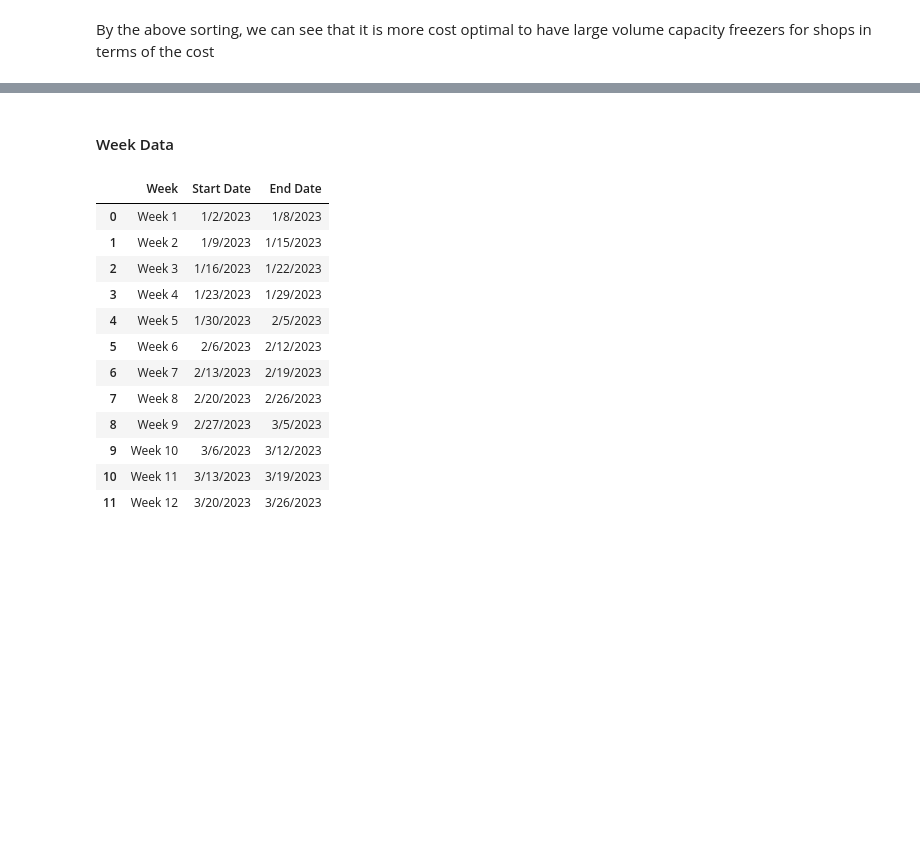
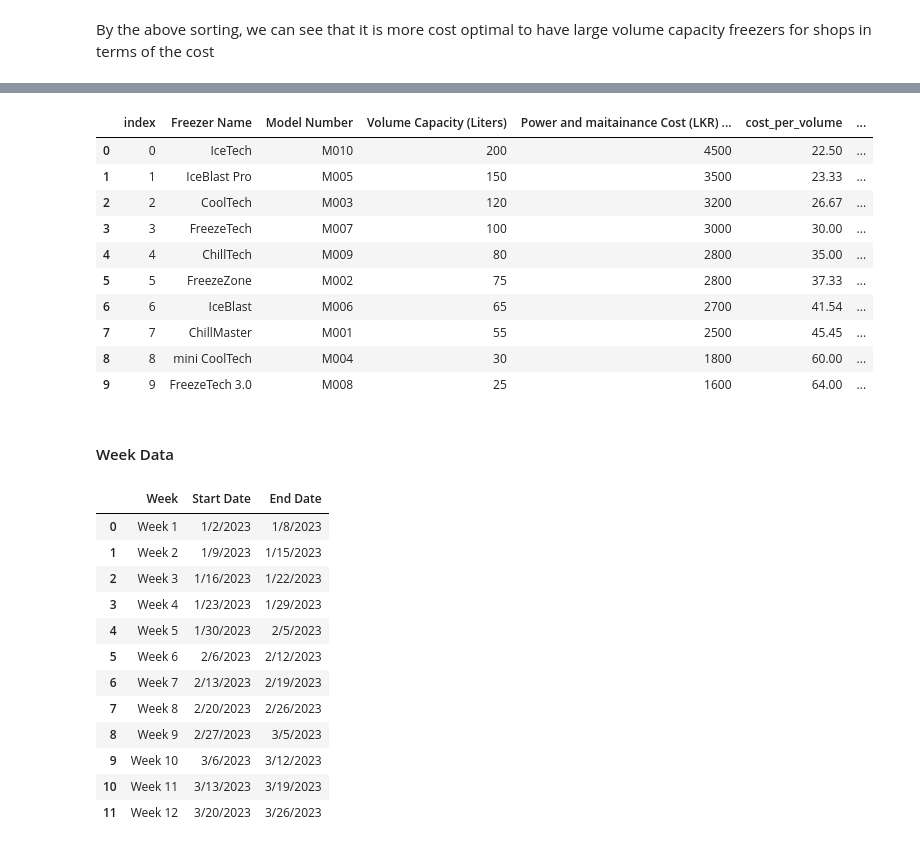
Before and after one commit to navindu-ds/DataStorm-4, a Jupyter notebook: Semifinal Round/semifinals-notebook.ipynb, the cells around one changed output, grey strips where cells are left out. Drawn from its saved outputs; the diff is of its cells as text; code cells hidden in the pictures; blank space fills up the shorter version.

```diff
--- a/Semifinal Round/semifinals-notebook.ipynb
+++ b/Semifinal Round/semifinals-notebook.ipynb
@@ -166,0 +175,7 @@ By the above sorting, we can see that it is more cost optimal to have large volu
+# %%
+freezer_price_list = [500000, 458000, 416000, 374000, 332000, 290000, 248000, 206000, 164000, 122000]
+freezer_price_list = pd.Series(freezer_price_list)
+freezer_price_list = pd.DataFrame(freezer_price_list)
+freezer_price_list.rename(columns={0:'freezer_cost'}, inplace=True)
+freezer_price_list = freezer_price_list.reset_index()
+freezer_price_list
@@ -167,3 +194,18 @@ By the above sorting, we can see that it is more cost optimal to have large volu
+# %%
+freezer_db = pd.merge(freezer_db, freezer_price_list)
+freezer_db
+# %% [output]
+|  | index | Freezer Name | Model Number | Volume Capacity (Liters) | Power and maitainance Cost (LKR) ... | cost_per_volume | ... |
+| 0 | 0 | IceTech | M010 | 200 | 4500 | 22.50 | ... |
+| 1 | 1 | IceBlast Pro | M005 | 150 | 3500 | 23.33 | ... |
+| 2 | 2 | CoolTech | M003 | 120 | 3200 | 26.67 | ... |
+| 3 | 3 | FreezeTech | M007 | 100 | 3000 | 30.00 | ... |
+| 4 | 4 | ChillTech | M009 | 80 | 2800 | 35.00 | ... |
+| 5 | 5 | FreezeZone | M002 | 75 | 2800 | 37.33 | ... |
+| 6 | 6 | IceBlast | M006 | 65 | 2700 | 41.54 | ... |
+| 7 | 7 | ChillMaster | M001 | 55 | 2500 | 45.45 | ... |
+| 8 | 8 | mini CoolTech | M004 | 30 | 1800 | 60.00 | ... |
+| 9 | 9 | FreezeTech 3.0 | M008 | 25 | 1600 | 64.00 | ... |
 # %% [markdown]
 #### Week Data
 # %%
```
Also changed, not shown: parts of 3 cells of this notebook.
